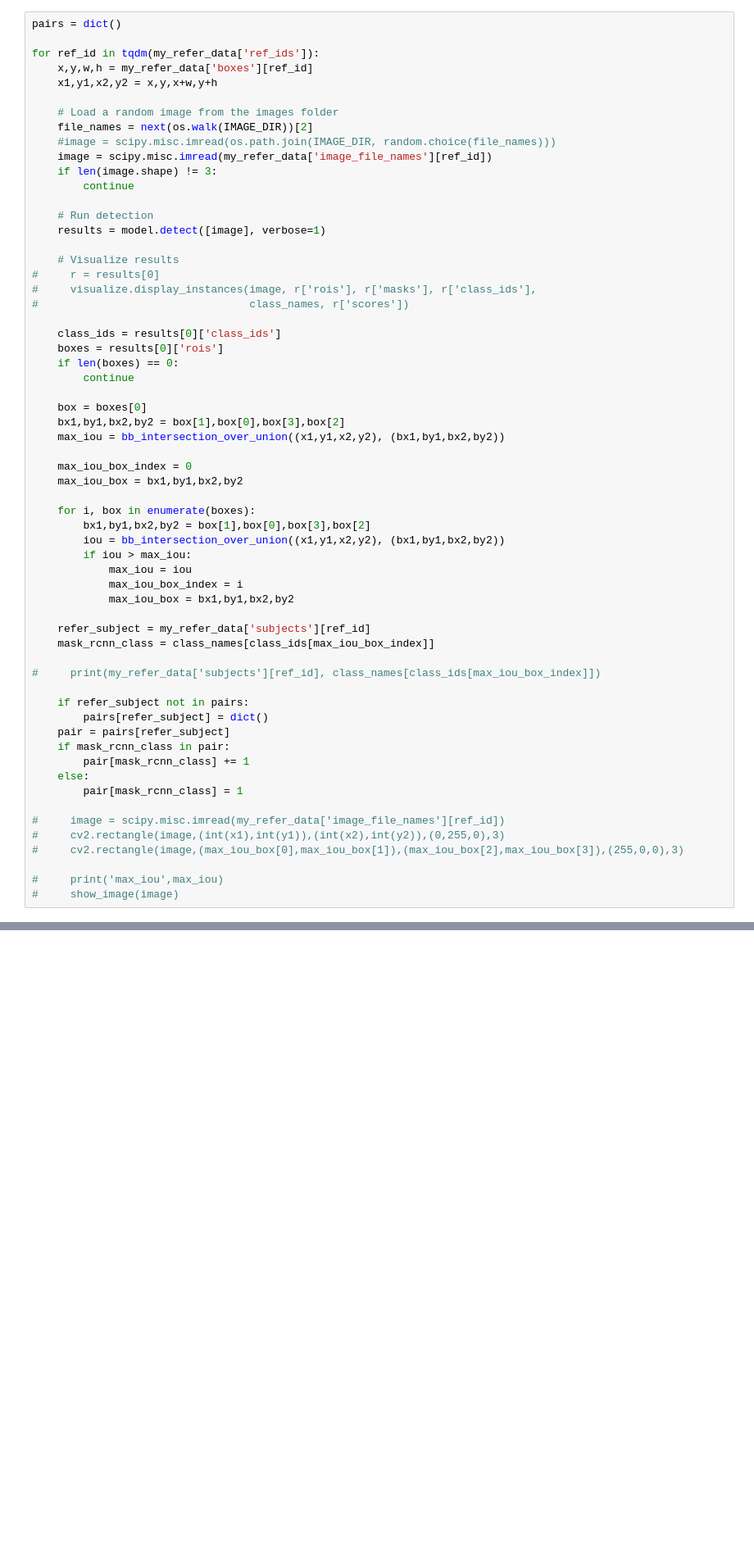
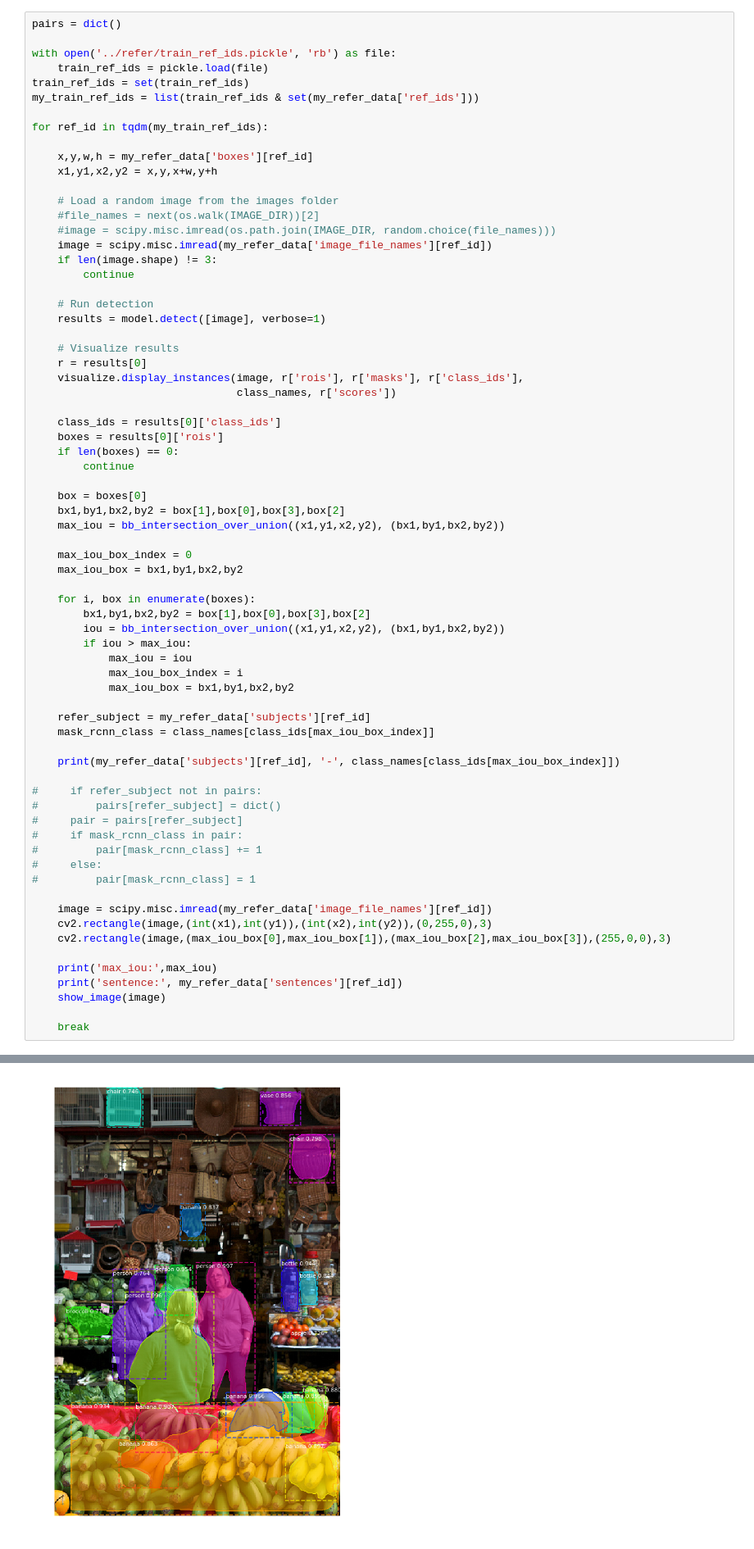
Before and after one commit to danzschulman/Mask_RCNN, a Jupyter notebook: demo.ipynb, the cells around one changed output, grey strips where cells are left out. Shown at 82% size. Drawn from its saved outputs; the diff is of its cells as text; blank space fills up the shorter version.

```diff
--- a/demo.ipynb
+++ b/demo.ipynb
@@ -168,12 +182,18 @@ def bb_intersection_over_union(boxA, boxB):
 # %%
 pairs = dict()
 
-for ref_id in tqdm(my_refer_data['ref_ids']):
+with open('../refer/train_ref_ids.pickle', 'rb') as file:
+    train_ref_ids = pickle.load(file)
+train_ref_ids = set(train_ref_ids)
+my_train_ref_ids = list(train_ref_ids & set(my_refer_data['ref_ids']))
+
+for ref_id in tqdm(my_train_ref_ids):
+
     x,y,w,h = my_refer_data['boxes'][ref_id]
     x1,y1,x2,y2 = x,y,x+w,y+h
 
     # Load a random image from the images folder
-    file_names = next(os.walk(IMAGE_DIR))[2]
+    #file_names = next(os.walk(IMAGE_DIR))[2]
     #image = scipy.misc.imread(os.path.join(IMAGE_DIR, random.choice(file_names)))
     image = scipy.misc.imread(my_refer_data['image_file_names'][ref_id])
     if len(image.shape) != 3:
@@ -183,9 +203,9 @@ for ref_id in tqdm(my_refer_data['ref_ids']):
     results = model.detect([image], verbose=1)
 
     # Visualize results
-#     r = results[0]
-#     visualize.display_instances(image, r['rois'], r['masks'], r['class_ids'],
-#                                 class_names, r['scores'])
+    r = results[0]
+    visualize.display_instances(image, r['rois'], r['masks'], r['class_ids'],
+                                class_names, r['scores'])
 
     class_ids = results[0]['class_ids']
     boxes = results[0]['rois']
@@ -210,19 +230,23 @@ for ref_id in tqdm(my_refer_data['ref_ids']):
     refer_subject = my_refer_data['subjects'][ref_id]
     mask_rcnn_class = class_names[class_ids[max_iou_box_index]]
 
-#     print(my_refer_data['subjects'][ref_id], class_names[class_ids[max_iou_box_index]])
+    print(my_refer_data['subjects'][ref_id], '-', class_names[class_ids[max_iou_box_index]])
 
-    if refer_subject not in pairs:
-        pairs[refer_subject] = dict()
-    pair = pairs[refer_subject]
-    if mask_rcnn_class in pair:
-        pair[mask_rcnn_class] += 1
-    else:
-        pair[mask_rcnn_class] = 1
+#     if refer_subject not in pairs:
+#         pairs[refer_subject] = dict()
+#     pair = pairs[refer_subject]
+#     if mask_rcnn_class in pair:
+#         pair[mask_rcnn_class] += 1
+#     else:
+#         pair[mask_rcnn_class] = 1
 
-#     image = scipy.misc.imread(my_refer_data['image_file_names'][ref_id])
-#     cv2.rectangle(image,(int(x1),int(y1)),(int(x2),int(y2)),(0,255,0),3)
-#     cv2.rectangle(image,(max_iou_box[0],max_iou_box[1]),(max_iou_box[2],max_iou_box[3]),(255,0,0),3)
+    image = scipy.misc.imread(my_refer_data['image_file_names'][ref_id])
+    cv2.rectangle(image,(int(x1),int(y1)),(int(x2),int(y2)),(0,255,0),3)
+    cv2.rectangle(image,(max_iou_box[0],max_iou_box[1]),(max_iou_box[2],max_iou_box[3]),(255,0,0),3)
 
-#     print('max_iou',max_iou)
-#     show_image(image)
+    print('max_iou:',max_iou)
+    print('sentence:', my_refer_data['sentences'][ref_id])
+    show_image(image)
+
+    break
+# %% [output]
@@ -228,0 +256 @@ for ref_id in tqdm(my_refer_data['ref_ids']):
+[figure, added]
```
Also changed, not shown: parts of 25 cells of this notebook.
